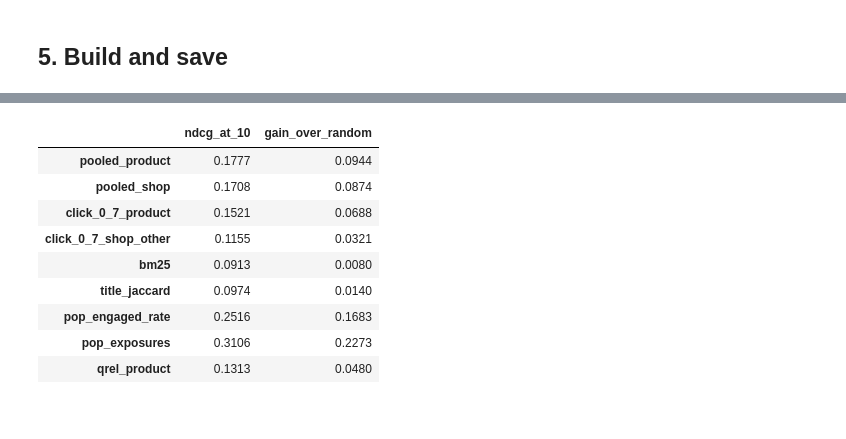
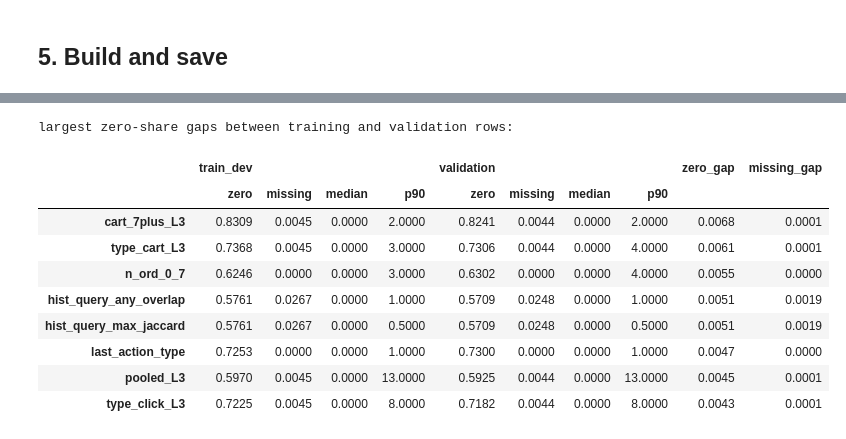
Before and after one commit to liamkunert/BT4222-group17-jdsearch, a Jupyter notebook: notebooks/03_features.ipynb, the cells around one changed output, grey strips where cells are left out. Cells and saved outputs as stored; diff of their text form; code cells hidden in the pictures.

```diff
--- a/notebooks/03_features.ipynb
+++ b/notebooks/03_features.ipynb
@@ -321,9 +380,11 @@ tables = {}
 for split, frames in parts.items():
     table = pd.concat(frames, ignore_index=True)
     table[ALL_FEATURES] = table[ALL_FEATURES].astype(np.float32)
-    table.to_parquet(PROCESSED / f"features_v1_{split}.parquet", index=False)
+    table.to_parquet(PROCESSED / f"features_{VERSION}_{split}.parquet", index=False)
     tables[split] = table
     print(f"{split}: {table.session_id.nunique():,} searches, {len(table):,} rows, {len(ALL_FEATURES)} features")
-(PROCESSED / "features_v1_groups.json").write_text(json.dumps(GROUPS, indent=2))
+meta = {"version": VERSION, "min_age_days": MIN_AGE_DAYS, "groups": GROUPS, "categorical": ["last_action_type"],
+        "search_level": SEARCH_LEVEL, "id_columns": ["session_id", "wid", "label"]}
+(PROCESSED / f"features_{VERSION}_meta.json").write_text(json.dumps(meta, indent=2))
 print(f"{time.time() - start:.0f} s")
 # %% [output]
@@ -374,24 +424,26 @@ features whose validation mean differs from training by more than 10%: 6
 # %%
-train = tables["train_dev"]
-train_sizes = searches.loc[BUILD["train_dev"], "n_candidates"]
-train["score_random"] = 0.0
-base = evaluate(train, "score_random", expected_sizes=train_sizes)
-rows = {}
-for feature in ["pooled_product", "pooled_shop", "click_0_7_product", "click_0_7_shop_other", "bm25",
-                "title_jaccard", "pop_engaged_rate", "pop_exposures", "qrel_product"]:
-    train["score"] = train[feature].fillna(-1)
-    per = evaluate(train, "score", expected_sizes=train_sizes)
-    rows[feature] = {"ndcg_at_10": per.ndcg.mean(), "gain_over_random": (per.ndcg - base.ndcg).mean()}
-sanity = pd.DataFrame(rows).T
-sanity
+def distribution(table):
+    values = table[ALL_FEATURES]
+    q = values.quantile([0.5, 0.9]).T
+    return pd.DataFrame({"zero": (values == 0).mean(), "missing": values.isna().mean(),
+                         "median": q[0.5], "p90": q[0.9]})
+
+
+dist = pd.concat({split: distribution(table) for split, table in tables.items()}, axis=1)
+dist["zero_gap"] = (dist[("validation", "zero")] - dist[("train_dev", "zero")]).abs()
+dist["missing_gap"] = (dist[("validation", "missing")] - dist[("train_dev", "missing")]).abs()
+dist.to_csv(PROCESSED / f"features_{VERSION}_distribution.csv")
+print("largest zero-share gaps between training and validation rows:")
+dist.sort_values("zero_gap", ascending=False).head(8)
 # %% [output]
+largest zero-share gaps between training and validation rows:
-|  | ndcg_at_10 | gain_over_random |
-| pooled_product | 0.1777 | 0.0944 |
-| pooled_shop | 0.1708 | 0.0874 |
-| click_0_7_product | 0.1521 | 0.0688 |
-| click_0_7_shop_other | 0.1155 | 0.0321 |
-| bm25 | 0.0913 | 0.0080 |
-| title_jaccard | 0.0974 | 0.0140 |
-| pop_engaged_rate | 0.2516 | 0.1683 |
-| pop_exposures | 0.3106 | 0.2273 |
-| qrel_product | 0.1313 | 0.0480 |
+|  | train_dev |  |  |  | validation |  |  |  | zero_gap | missing_gap |
+|  | zero | missing | median | p90 | zero | missing | median | p90 |  |  |
+| cart_7plus_L3 | 0.8309 | 0.0045 | 0.0000 | 2.0000 | 0.8241 | 0.0044 | 0.0000 | 2.0000 | 0.0068 | 0.0001 |
+| type_cart_L3 | 0.7368 | 0.0045 | 0.0000 | 3.0000 | 0.7306 | 0.0044 | 0.0000 | 4.0000 | 0.0061 | 0.0001 |
+| n_ord_0_7 | 0.6246 | 0.0000 | 0.0000 | 3.0000 | 0.6302 | 0.0000 | 0.0000 | 4.0000 | 0.0055 | 0.0000 |
+| hist_query_any_overlap | 0.5761 | 0.0267 | 0.0000 | 1.0000 | 0.5709 | 0.0248 | 0.0000 | 1.0000 | 0.0051 | 0.0019 |
+| hist_query_max_jaccard | 0.5761 | 0.0267 | 0.0000 | 0.5000 | 0.5709 | 0.0248 | 0.0000 | 0.5000 | 0.0051 | 0.0019 |
+| last_action_type | 0.7253 | 0.0000 | 0.0000 | 1.0000 | 0.7300 | 0.0000 | 0.0000 | 1.0000 | 0.0047 | 0.0000 |
+| pooled_L3 | 0.5970 | 0.0045 | 0.0000 | 13.0000 | 0.5925 | 0.0044 | 0.0000 | 13.0000 | 0.0045 | 0.0001 |
+| type_click_L3 | 0.7225 | 0.0045 | 0.0000 | 8.0000 | 0.7182 | 0.0044 | 0.0000 | 8.0000 | 0.0043 | 0.0001 |
```
Also changed, not shown: parts of 21 cells of this notebook, 5 other files.
